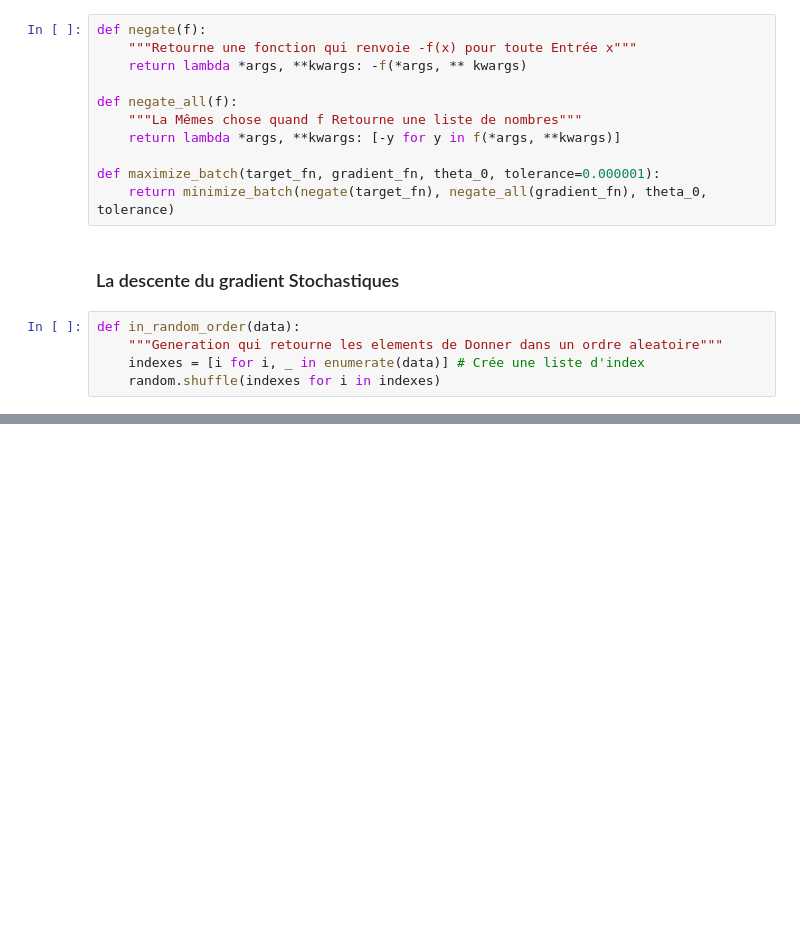
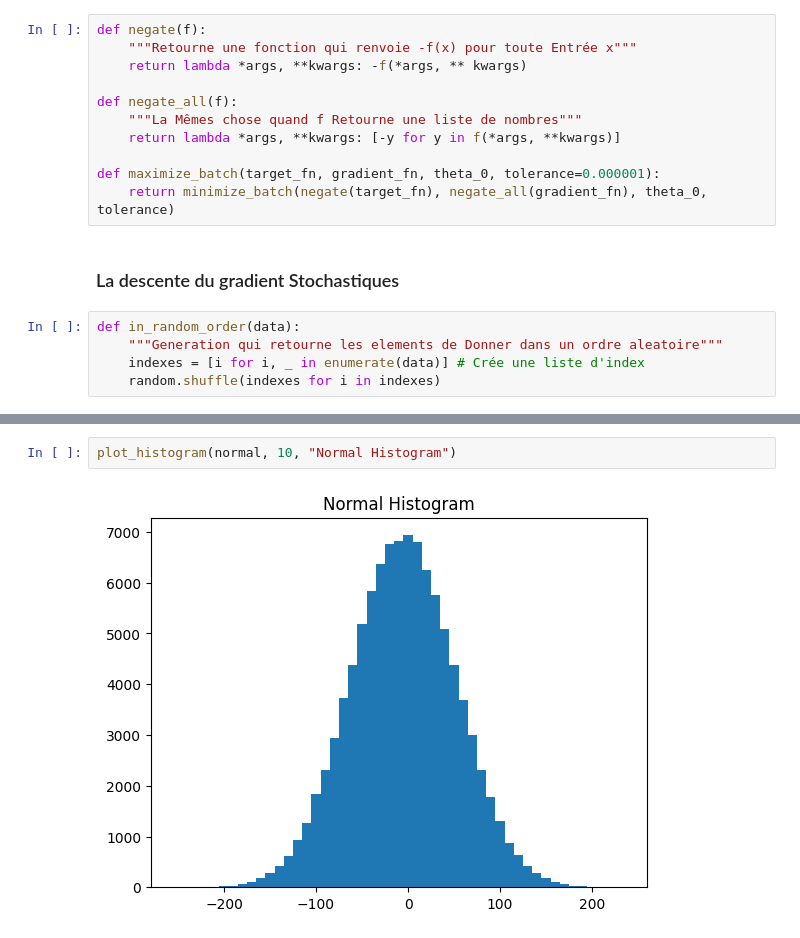
Before and after one commit to leooffed/Machine-Learning-With-Base-Beginner, a Jupyter notebook: base/first_data.ipynb, the cells around one changed output, grey strips where cells are left out. Cells and saved outputs as stored; diff of their text form; blank space fills up the shorter version.

```diff
--- a/base/first_data.ipynb
+++ b/base/first_data.ipynb
@@ -634,0 +786,4 @@ def in_random_order(data):
+# %%
+plot_histogram(normal, 10, "Normal Histogram")
+# %% [output]
+[figure, added]
```
Also changed, not shown: parts of 35 cells of this notebook, 4 other files.
